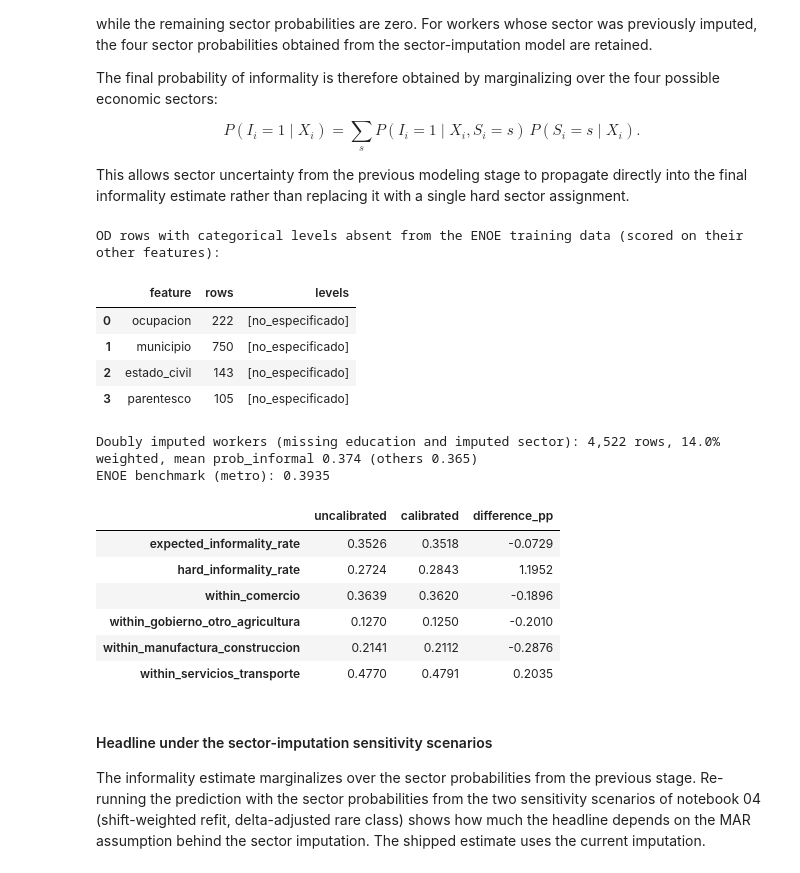
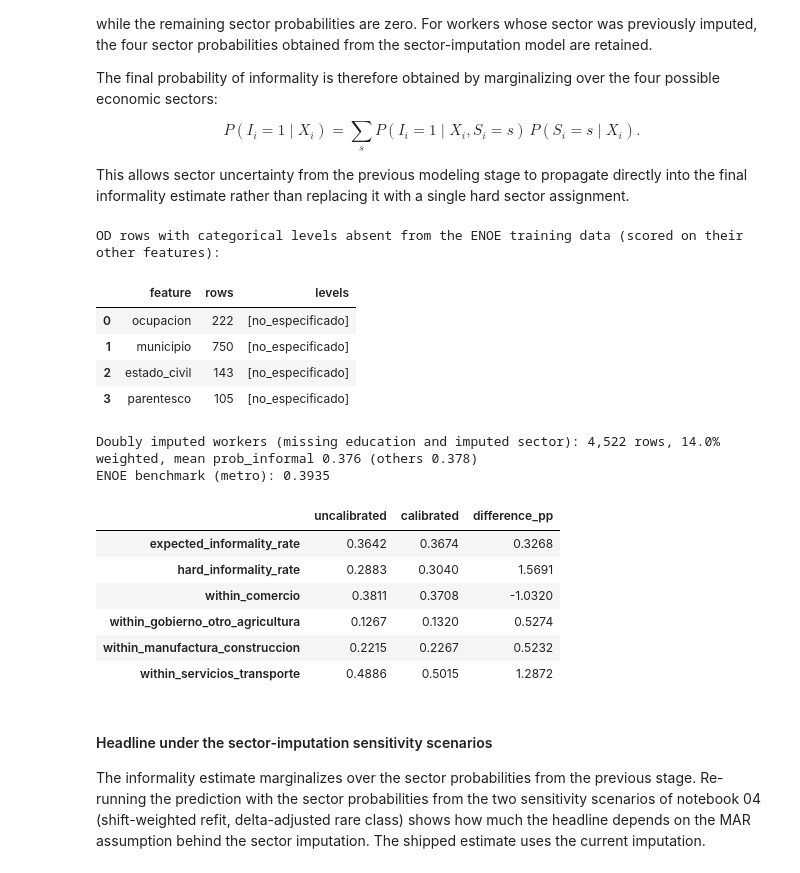
Before and after one commit to CentroFuturoCiudades/informal-jobs-model, a Jupyter notebook: notebooks/05_informality_model.ipynb, the cells around one changed output. Saved outputs shown, nothing was run; the diff lists cells and outputs as text; code cells hidden in the pictures.

```diff
--- a/notebooks/05_informality_model.ipynb
+++ b/notebooks/05_informality_model.ipynb
@@ -536,5 +536,11 @@ final_models = {
 shipped = "calibrated" if SHIP_CALIBRATED else "uncalibrated"
 final_with_education_model, final_without_education_model = final_models[shipped]
 print(f"Workers used for final ENOE training: {len(final_with_education_training):,}; shipped variant: {shipped}")
+
+# Auxiliary place-of-work models P(lugar_trabajo | x) on the ENOE training population (review item 4.7): OD workers
+# without a work trip are marginalized with their own conditional distribution instead of the global training shares.
+workplace_models = src.fit_workplace_models(enoe_informality, with_education_features=with_education_features, without_education_features=without_education_features)
+print("Place-of-work model on the metro test households (with-education specification):")
+print(src.evaluate_workplace_model(src.fit_workplace_models(enoe_informality_train, with_education_features, without_education_features)["with_education"], enoe_informality_test, with_education_features).round(4).to_string())
 # %% [output]
 Workers used for final ENOE training: 51,707; shipped variant: uncalibrated
@@ -549,47 +559,47 @@ $$ P(I_i=1\mid X_i) = \sum_s P(I_i=1\mid X_i,S_i=s)\, P(S_i=s\mid X_i). $$
 
 This allows sector uncertainty from the previous modeling stage to propagate directly into the final informality estimate rather than replacing it with a single hard sector assignment.
 # %%
-od_informality = src.predict_od_informality(final_with_education_model, final_without_education_model, od, with_education_features=with_education_features, without_education_features=without_education_features, training_municipalities=training_municipalities)
+od_informality = src.predict_od_informality(final_with_education_model, final_without_education_model, od, with_education_features=with_education_features, without_education_features=without_education_features, training_municipalities=training_municipalities, workplace_models=workplace_models)
 od_informality["informal_sampled"] = src.sample_informality(od_informality, random_state=42)  # one Bernoulli draw per worker, unbiased for aggregates
 informality_model_usage = src.calculate_informality_model_usage(od_informality)
 informality_model_usage.round(4)
 
 support_features = [column for column in with_education_features if column != "sector"]  # sector is marginalized, never scored as no_especificado
 unsupported_levels = src.count_levels_without_training_support(src.prepare_informality_features(enoe_informality, support_features), src.prepare_informality_features(od.assign(municipio=od_informality["municipio_scored"]), support_features))
 print("OD rows with categorical levels absent from the ENOE training data (scored on their other features):")
 display(unsupported_levels)
 
 # OD estimate with the other variant, side by side (overall and within sector, expansion-factor weighted)
 alternative = "uncalibrated" if SHIP_CALIBRATED else "calibrated"
 od_informality_alternative = src.predict_od_informality(*final_models[alternative], od, with_education_features=with_education_features, without_education_features=without_education_features, training_municipalities=training_municipalities)
 def od_summary(frame):
     weights = frame["expansion_factor"]
     summary = {"expected_informality_rate": (weights * frame["prob_informal"]).sum() / weights.sum(), "hard_informality_rate": (weights * frame["informal_predicted"]).sum() / weights.sum()}
     for sector_class in src.SECTOR_CLASSES:
         summary[f"within_{sector_class}"] = (weights * frame[f"prob_informal_sector_{sector_class}"]).sum() / (weights * frame[f"prob_sector_{sector_class}"]).sum()
     return pd.Series(summary)
 od_variant_comparison = pd.DataFrame({shipped: od_summary(od_informality), alternative: od_summary(od_informality_alternative)})
 od_variant_comparison["difference_pp"] = (od_variant_comparison[alternative] - od_variant_comparison[shipped]) * 100
 doubly_imputed = (od_informality["informality_model_used"] == "without_education") & od_informality["sector_fue_imputado"]
 print(f"Doubly imputed workers (missing education and imputed sector): {doubly_imputed.sum():,} rows, {od_informality.loc[doubly_imputed, 'expansion_factor'].sum() / od_informality['expansion_factor'].sum():.1%} weighted, mean prob_informal {od_informality.loc[doubly_imputed, 'prob_informal'].mean():.3f} (others {od_informality.loc[~doubly_imputed, 'prob_informal'].mean():.3f})")
 print("ENOE benchmark (metro):", round(float(informality_benchmark["weighted_informality_rate"].iloc[0]), 4))
 od_variant_comparison.round(4)
 # %% [output]
 OD rows with categorical levels absent from the ENOE training data (scored on their other features):
 |  | feature | rows | levels |
 | 0 | ocupacion | 222 | [no_especificado] |
 | 1 | municipio | 750 | [no_especificado] |
 | 2 | estado_civil | 143 | [no_especificado] |
 | 3 | parentesco | 105 | [no_especificado] |
-Doubly imputed workers (missing education and imputed sector): 4,522 rows, 14.0% weighted, mean prob_informal 0.374 (others 0.365)
+Doubly imputed workers (missing education and imputed sector): 4,522 rows, 14.0% weighted, mean prob_informal 0.376 (others 0.378)
 ENOE benchmark (metro): 0.3935
 |  | uncalibrated | calibrated | difference_pp |
-| expected_informality_rate | 0.3526 | 0.3518 | -0.0729 |
-| hard_informality_rate | 0.2724 | 0.2843 | 1.1952 |
-| within_comercio | 0.3639 | 0.3620 | -0.1896 |
-| within_gobierno_otro_agricultura | 0.1270 | 0.1250 | -0.2010 |
-| within_manufactura_construccion | 0.2141 | 0.2112 | -0.2876 |
-| within_servicios_transporte | 0.4770 | 0.4791 | 0.2035 |
+| expected_informality_rate | 0.3642 | 0.3674 | 0.3268 |
+| hard_informality_rate | 0.2883 | 0.3040 | 1.5691 |
+| within_comercio | 0.3811 | 0.3708 | -1.0320 |
+| within_gobierno_otro_agricultura | 0.1267 | 0.1320 | 0.5274 |
+| within_manufactura_construccion | 0.2215 | 0.2267 | 0.5232 |
+| within_servicios_transporte | 0.4886 | 0.5015 | 1.2872 |
 # %% [markdown]
 #### Headline under the sector-imputation sensitivity scenarios
 
```
Also changed, not shown: parts of 11 cells of this notebook, 23 other files.
